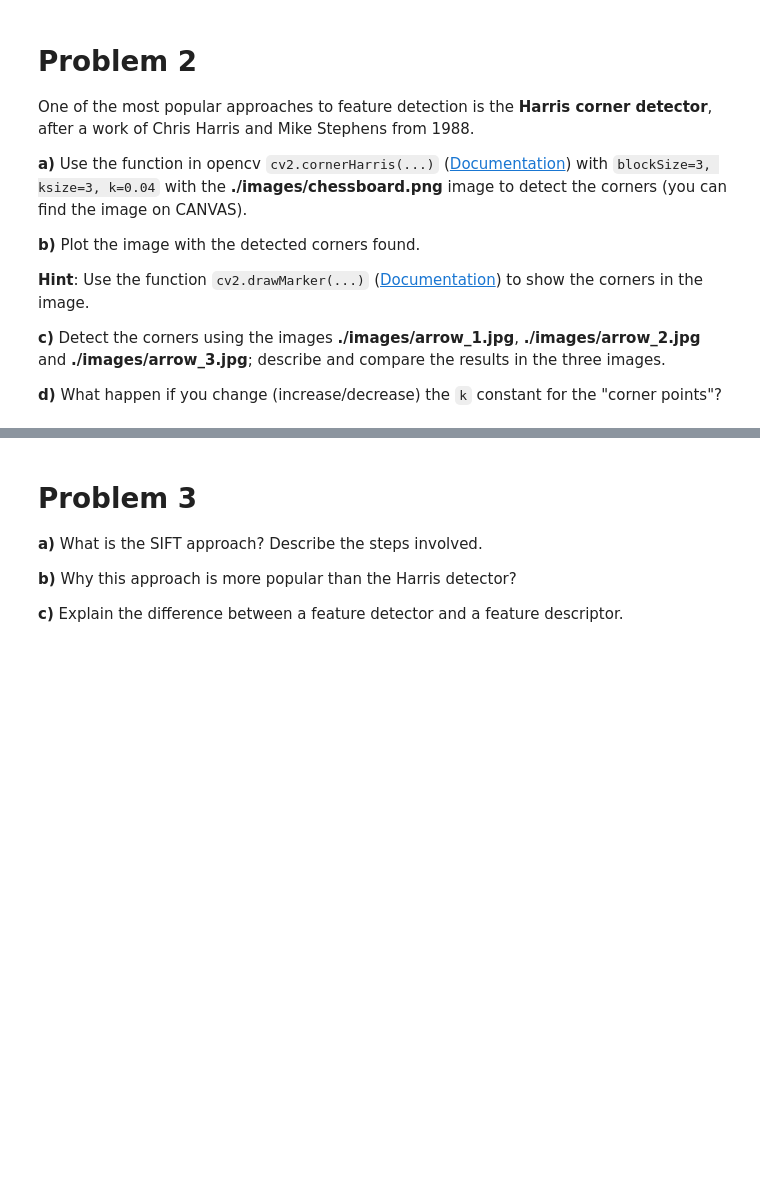
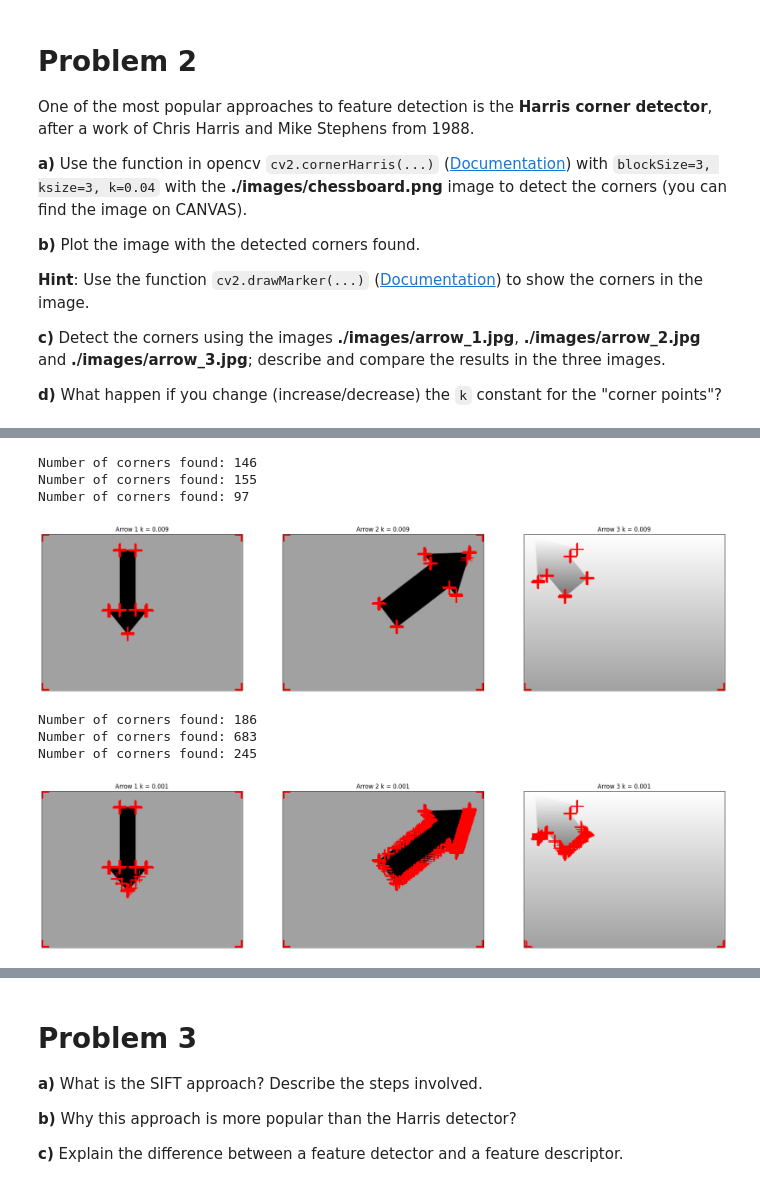
Before and after one commit to Pappol/AIS_notes, a Jupyter notebook: Image processing(Stavanger)/Lab6/LABexc6-ELE510-2023.ipynb, the cells around one changed output, grey strips where cells are left out. Drawn from its saved outputs; the diff is of its cells as text; code cells hidden in the pictures; blank space fills up the shorter version.

```diff
--- a/Image processing(Stavanger)/Lab6/LABexc6-ELE510-2023.ipynb
+++ b/Image processing(Stavanger)/Lab6/LABexc6-ELE510-2023.ipynb
@@ -249,0 +243,37 @@ plt.show()
+# %%
+block_size = 3
+kernel_size = 3
+k = 0.009
+
+plt.figure(figsize=(25, 20))
+for i, arrow_image in enumerate(arrow_images):
+    result_image = detect_and_draw_corners(arrow_image, 20, 1, block_size=block_size, ksize=kernel_size, k=k, verbose=True)
+    plt.subplot(1, 3, i + 1)
+    plt.imshow(result_image)
+    plt.title(f'Arrow {i+1} k = 0.009')
+    plt.xticks([]), plt.yticks([])
+
+plt.show()
+
+block_size = 3
+kernel_size = 3
+k = 0.001
+
+plt.figure(figsize=(25, 20))
+for i, arrow_image in enumerate(arrow_images):
+    result_image = detect_and_draw_corners(arrow_image, 20, 1, block_size=block_size, ksize=kernel_size, k=k, verbose=True)
+    plt.subplot(1, 3, i + 1)
+    plt.imshow(result_image)
+    plt.title(f'Arrow {i+1} k = 0.001')
+    plt.xticks([]), plt.yticks([])
+
+plt.show()
+# %% [output]
+Number of corners found: 146
+Number of corners found: 155
+Number of corners found: 97
+[figure, added]
+Number of corners found: 186
+Number of corners found: 683
+Number of corners found: 245
+[figure, added]
```
Also changed, not shown: parts of 3 cells of this notebook, 3 other files.
